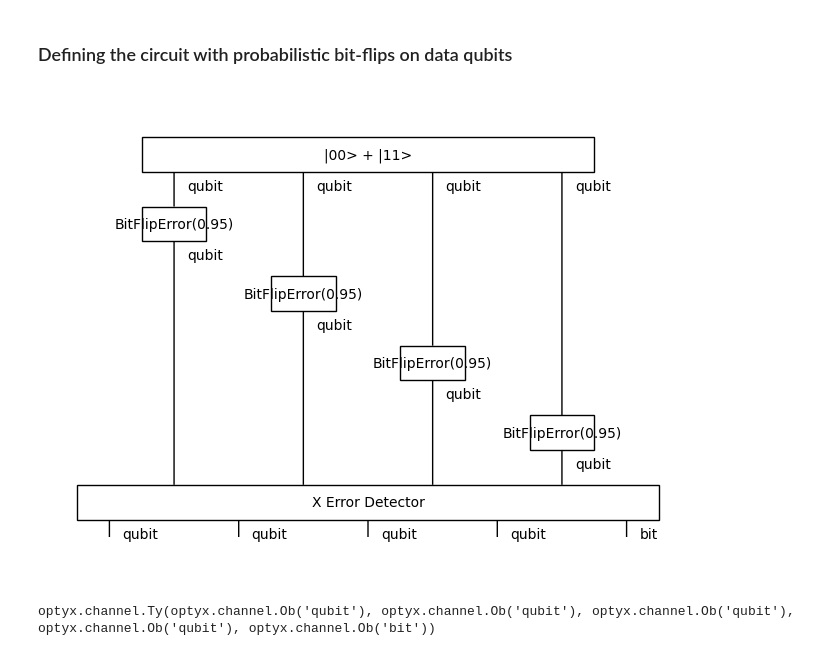
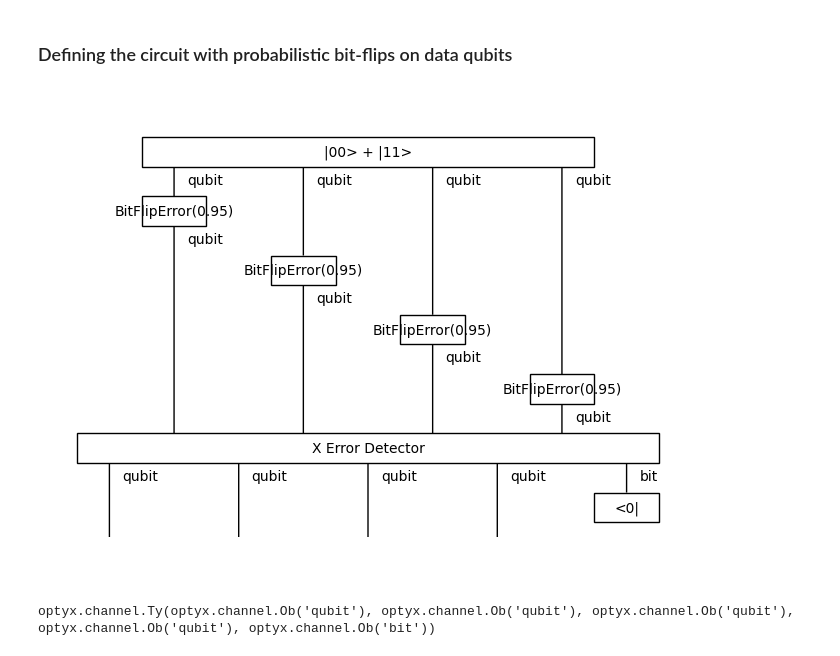
Before and after one commit to quantinuum-dev/optyx, a Jupyter notebook: notebooks/distributed-422-code.ipynb, the cells around one changed output. Cells and saved outputs as stored; diff of their text form; code cells hidden in the pictures.

```diff
--- a/notebooks/distributed-422-code.ipynb
+++ b/notebooks/distributed-422-code.ipynb
@@ -81,11 +91,11 @@ logical_bell.draw()
 ### Defining the circuit with probabilistic bit-flips on data qubits
 # %%
 p_error = 0.95
-Imperfect_circuit = Logical_bell >> BitFlipError(p_error) ** 4 >> X_detector
+Imperfect_circuit = Logical_bell >> BitFlipError(p_error) ** 4 >> X_detector >> Circuit.id(qubit ** 4) @ Bit_0
 
 Imperfect_circuit.draw()
 # %% [output]
-[figure, old version]
+[figure, new version]
 # %%
 (Discard(qubit ** 4) @ Bit_0).dom
 # %% [output]
```
Also changed, not shown: parts of 6 cells of this notebook, 1 other file.
